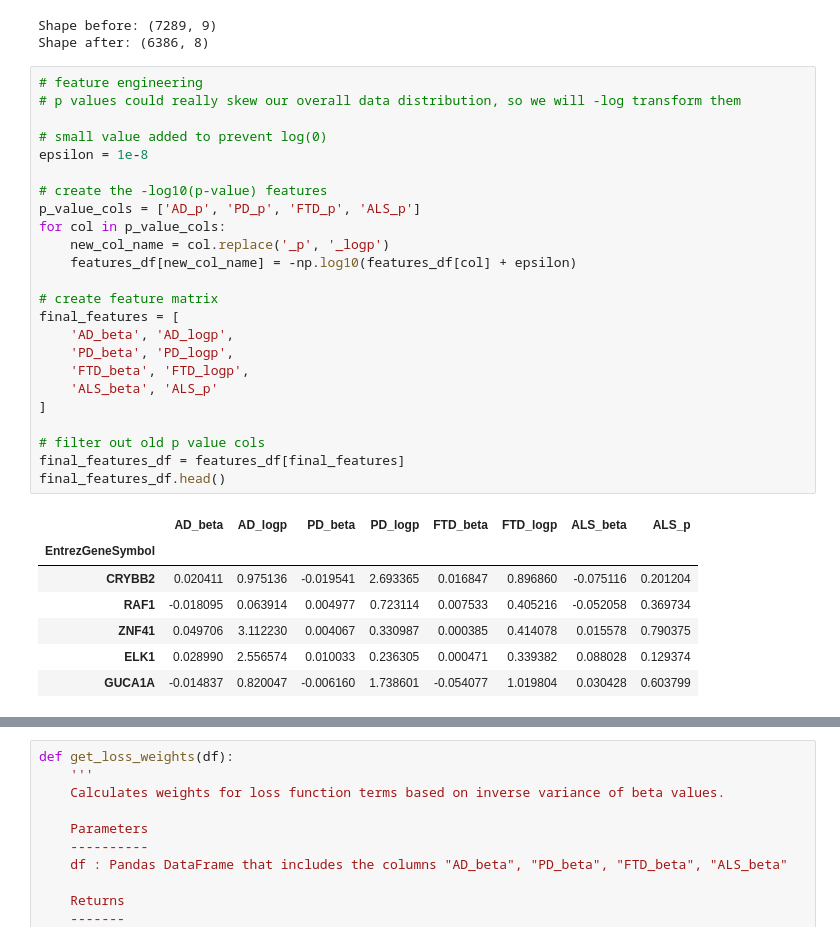
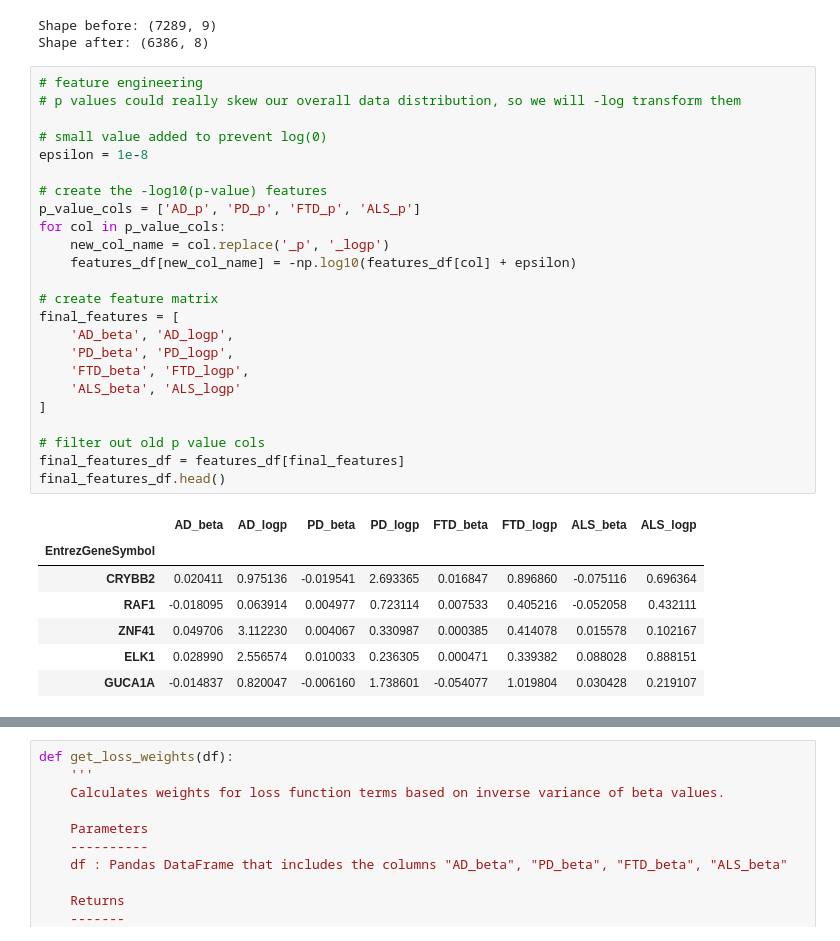
Before and after one commit to qyxhust/Chem277-Team4-Project, a Jupyter notebook: GCN_all4/GCN_all4.ipynb, the cells around one changed output, grey strips where cells are left out. Drawn from its saved outputs; the diff is of its cells as text.

```diff
--- a/GCN_all4/GCN_all4.ipynb
+++ b/GCN_all4/GCN_all4.ipynb
@@ -50,32 +72,32 @@ Shape after: (6386, 8)
 # %%
 # feature engineering
 # p values could really skew our overall data distribution, so we will -log transform them
 
 # small value added to prevent log(0)
 epsilon = 1e-8
 
 # create the -log10(p-value) features
 p_value_cols = ['AD_p', 'PD_p', 'FTD_p', 'ALS_p']
 for col in p_value_cols:
     new_col_name = col.replace('_p', '_logp')
     features_df[new_col_name] = -np.log10(features_df[col] + epsilon)
 
 # create feature matrix
 final_features = [
     'AD_beta', 'AD_logp',
     'PD_beta', 'PD_logp',
     'FTD_beta', 'FTD_logp',
-    'ALS_beta', 'ALS_p'
+    'ALS_beta', 'ALS_logp'
 ]
 
 # filter out old p value cols
 final_features_df = features_df[final_features]
 final_features_df.head()
 # %% [output]
-|  | AD_beta | AD_logp | PD_beta | PD_logp | FTD_beta | FTD_logp | ALS_beta | ALS_p |
+|  | AD_beta | AD_logp | PD_beta | PD_logp | FTD_beta | FTD_logp | ALS_beta | ALS_logp |
 | EntrezGeneSymbol |  |  |  |  |  |  |  |  |
-| CRYBB2 | 0.020411 | 0.975136 | -0.019541 | 2.693365 | 0.016847 | 0.896860 | -0.075116 | 0.201204 |
-| RAF1 | -0.018095 | 0.063914 | 0.004977 | 0.723114 | 0.007533 | 0.405216 | -0.052058 | 0.369734 |
-| ZNF41 | 0.049706 | 3.112230 | 0.004067 | 0.330987 | 0.000385 | 0.414078 | 0.015578 | 0.790375 |
-| ELK1 | 0.028990 | 2.556574 | 0.010033 | 0.236305 | 0.000471 | 0.339382 | 0.088028 | 0.129374 |
-| GUCA1A | -0.014837 | 0.820047 | -0.006160 | 1.738601 | -0.054077 | 1.019804 | 0.030428 | 0.603799 |
+| CRYBB2 | 0.020411 | 0.975136 | -0.019541 | 2.693365 | 0.016847 | 0.896860 | -0.075116 | 0.696364 |
+| RAF1 | -0.018095 | 0.063914 | 0.004977 | 0.723114 | 0.007533 | 0.405216 | -0.052058 | 0.432111 |
+| ZNF41 | 0.049706 | 3.112230 | 0.004067 | 0.330987 | 0.000385 | 0.414078 | 0.015578 | 0.102167 |
+| ELK1 | 0.028990 | 2.556574 | 0.010033 | 0.236305 | 0.000471 | 0.339382 | 0.088028 | 0.888151 |
+| GUCA1A | -0.014837 | 0.820047 | -0.006160 | 1.738601 | -0.054077 | 1.019804 | 0.030428 | 0.219107 |
```
Also changed, not shown: parts of 8 cells of this notebook, 3 other files.
